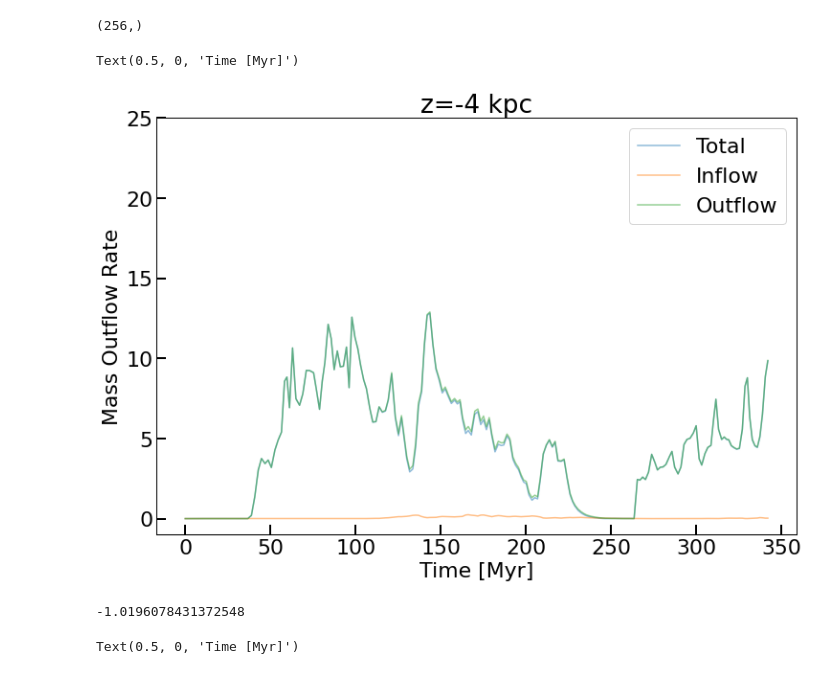
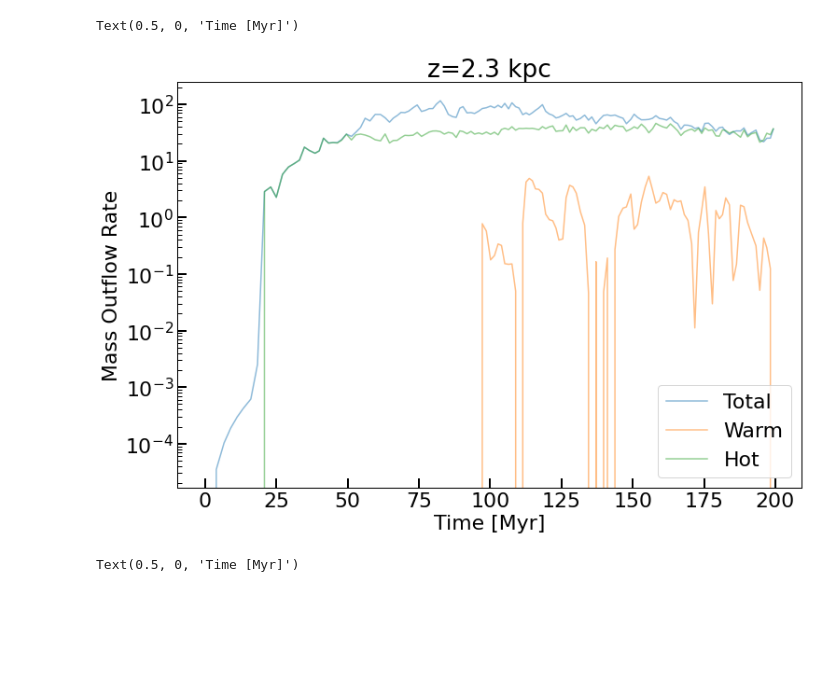
Before and after one commit to aditivijayan/qAnalysis, a Jupyter notebook: notebooks/mass_outflow.ipynb, the cells around one changed output. Cells and saved outputs as stored; diff of their text form; code cells hidden in the pictures; blank space fills up the shorter version.

```diff
--- a/notebooks/mass_outflow.ipynb
+++ b/notebooks/mass_outflow.ipynb
@@ -6,7 +6,7 @@ from set_path import *
 from config import *
 from functions import *
 # %%
-folder = 'DiodeBC/ExtDir+SimpleDiode/'
+folder = 'AddSNMass/NoMass/'
 data_path = os.path.join(scratch, 'sims/', folder)
 # %%
 infile   = os.path.join(data_path, 'metal_uniform.in')
@@ -23,50 +23,42 @@ list_file = glob.glob("*.h5")
 # %%
 timestep = np.zeros(len(list_file))
 tot_mass_flux = np.zeros((len(list_file), zrange.shape[0]))
-pos_mass_flux = np.zeros((len(list_file), zrange.shape[0]))
-neg_mass_flux = np.zeros((len(list_file), zrange.shape[0]))
+warm_mass_flux = np.zeros((len(list_file), zrange.shape[0]))
+hot_mass_flux = np.zeros((len(list_file), zrange.shape[0]))
 for i in range(len(list_file)):
     hf = h5py.File(list_file[i] ,'r')
     timestep[i] = np.array(hf.get("Timestep"))
     tot_mass_flux[i] = np.array(hf.get("TotalOutflowRate"))
-    pos_mass_flux[i] = np.array(hf.get("PosOutflowRate"))
-    neg_mass_flux[i] = np.array(hf.get("NegOutflowRate"))
+    warm_mass_flux[i] = np.array(hf.get("WarmOutflowRate"))
+    hot_mass_flux[i] = np.array(hf.get("HotOutflowRate"))
-# %%
-zrange.shape
-# %% [output]
-(256,)
 # %%
 fig, ax = plt.subplots(1, 1, gridspec_kw = {'wspace':0.02, 'hspace':0.02},figsize=(12, 8))
 # ax.plot(timestep, tot_mass_flux[:,-1], 'o')
 munit = yr_to_sec/Msun/1.e-4
-index = 0
-listarr = [tot_mass_flux[:,index], neg_mass_flux[:,index], pos_mass_flux[:,index]]
-label = ['Total', 'Inflow', 'Outflow']
+index = 400
+listarr = [tot_mass_flux[:,index], warm_mass_flux[:,index], hot_mass_flux[:,index]]
+label = ['Total', 'Warm', 'Hot']
 i = 0
 for arr in listarr:
     tt = timestep
     indexes = list(range(len(tt)))
     indexes.sort(key=tt.__getitem__)
     sorted_time = list(map(tt.__getitem__, indexes))
     sorted_mdot  = list(map(arr.__getitem__, indexes))
     ax.plot(sorted_time, np.abs(sorted_mdot)*munit, '-', label=label[i], alpha=0.5, markersize=12)
     i+=1
 
 
 ax.legend()
-ax.set_title('z=%d'%(zrange[index]/kpc) + ' kpc')
-# ax.set_yscale('Symlog', linthresh=1.e15)
-ax.set_ylim(-1,25.)
+ax.set_title('z=%.1f'%(zrange[index]/kpc) + ' kpc')
+ax.set_yscale('log')
+# ax.set_ylim(-1,25.)
 ax.set_ylabel("Mass Outflow Rate")
 ax.set_xlabel('Time [Myr]')
 # ax.set_xlim(0.0,200.)
 # %% [output]
 Text(0.5, 0, 'Time [Myr]')
-[figure, old version]
+[figure, new version]
-# %%
-zrange[95]/kpc
-# %% [output]
--1.0196078431372548
 # %%
 fig, ax = plt.subplots(1, 1, gridspec_kw = {'wspace':0.02, 'hspace':0.02},figsize=(12, 8))
 # ax.plot(timestep, tot_mass_flux[:,-1], 'o')
```
Also changed, not shown: parts of 1 cell of this notebook, 24 other files.
